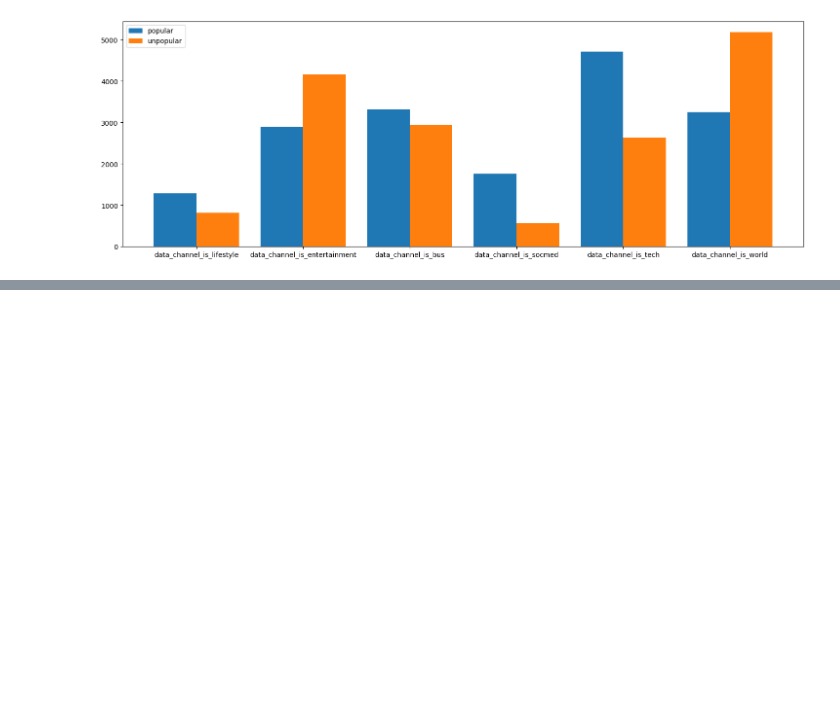
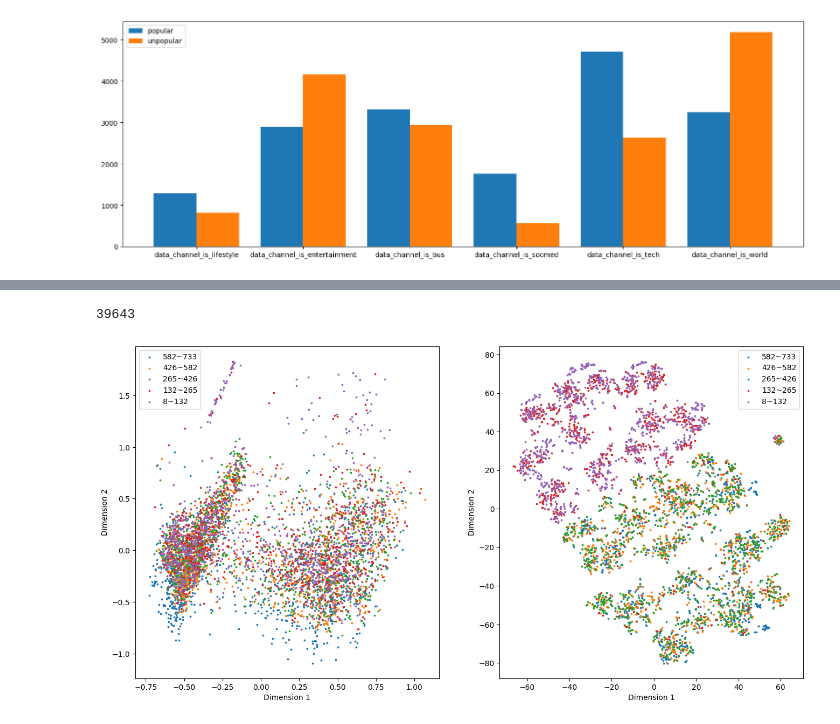
Before and after one commit to icycookies/OnlineNewsPopularity, a Jupyter notebook: preprocessing.ipynb, the cells around one changed output, grey strips where cells are left out. Cells and saved outputs as stored; diff of their text form; code cells hidden in the pictures; blank space fills up the shorter version.

```diff
--- a/preprocessing.ipynb
+++ b/preprocessing.ipynb
@@ -236,0 +246,52 @@ plt.show()
+# %%
+from sklearn.decomposition import PCA
+from sklearn.manifold import TSNE
+
+numerical_feats = nlp_attr + media_attr + LDA_attr
+for i in range(len(numerical_feats)):
+    numerical_feats[i] = ' ' + numerical_feats[i]
+print(numerical_feats)
+features_raw = MinMaxScaler().fit_transform(df[numerical_feats])
+shares = df[' shares'].to_numpy()
+plt.figure(figsize=(16, 8))
+t_thld = [(582, 733), (426, 582), (265, 426), (132, 265), (8, 132)]
+indexes = []
+t = df[' timedelta'].to_numpy()
+
+for i in range(5):
+    cur_idx = []
+    for j in range(len(t)):
+        if t[j] >= t_thld[i][0] and t[j] < t_thld[i][1]:
+            cur_idx.append(j)
+    cur_idx = np.array(cur_idx)
+    perm = np.random.permutation(len(cur_idx))[:1000]
+    if i == 0:
+        indexes = cur_idx[perm]
+    else:
+        indexes = np.concatenate((indexes, cur_idx[perm]))
+indexes = np.sort(indexes)
+
+ax = plt.subplot2grid((1, 2), (0, 0))
+pca = PCA(n_components=2).fit(features_raw[indexes])
+reduced_features = pca.transform(features_raw[indexes])
+for i in range(5):
+    idx = np.arange(i * 1000, (i + 1) * 1000)
+    ax.scatter(reduced_features[idx, 0], reduced_features[idx, 1], s=3, label=str(t_thld[i][0]) + '~' + str(t_thld[i][1]))
+ax.legend()
+ax.set_xlabel('Dimension 1')
+ax.set_ylabel('Dimension 2')
+
+ax = plt.subplot2grid((1, 2), (0, 1))
+tsne = TSNE(n_components=2, method='barnes_hut')
+reduced_features = tsne.fit_transform(features_raw[indexes])
+for i in range(5):
+    idx = np.arange(i * 1000, (i + 1) * 1000)
+    ax.scatter(reduced_features[idx, 0], reduced_features[idx, 1], s=3, label=str(t_thld[i][0]) + '~' + str(t_thld[i][1]))
+ax.legend()
+ax.set_xlabel('Dimension 1')
+ax.set_ylabel('Dimension 2')
+
+plt.show()
+# %% [output]
+39643
+[figure, added]
```
Also changed, not shown: parts of 1 cell of this notebook, 10 other files.
